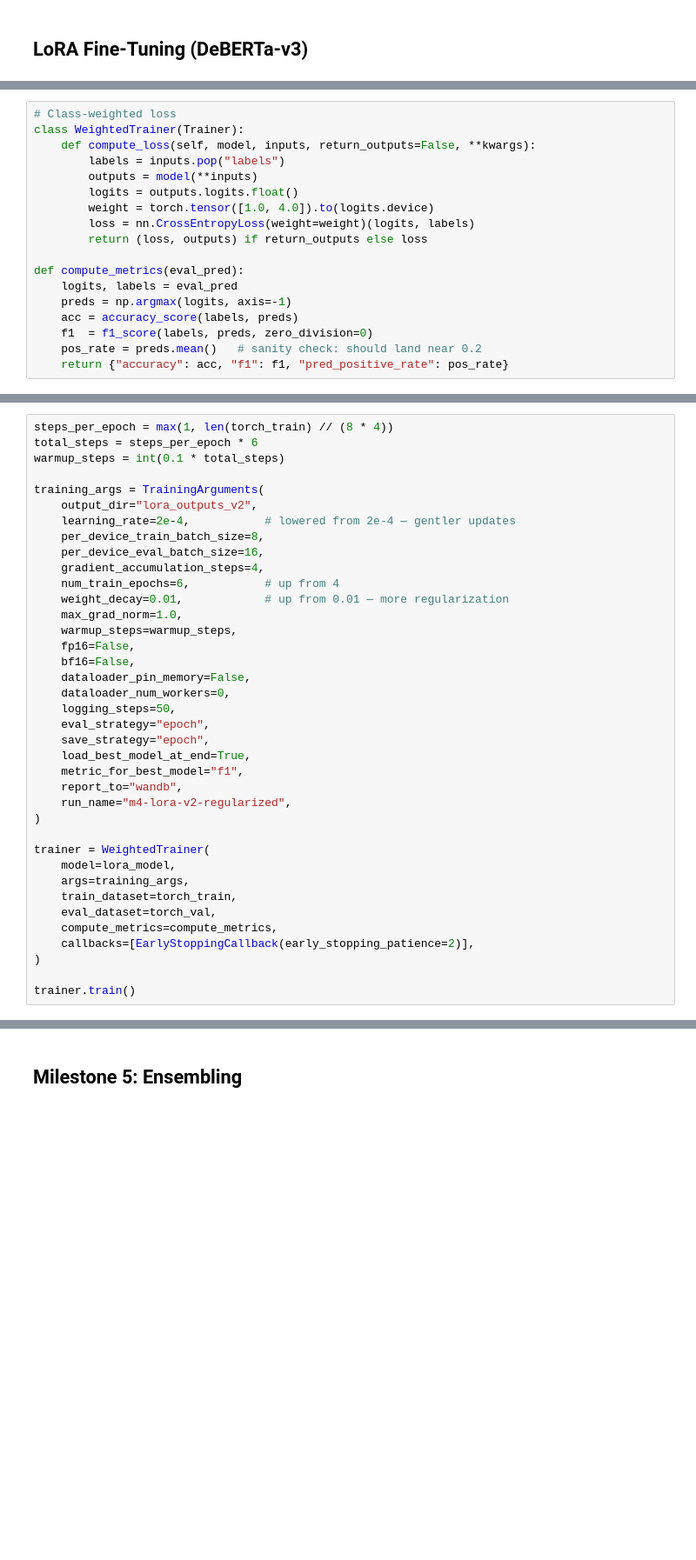
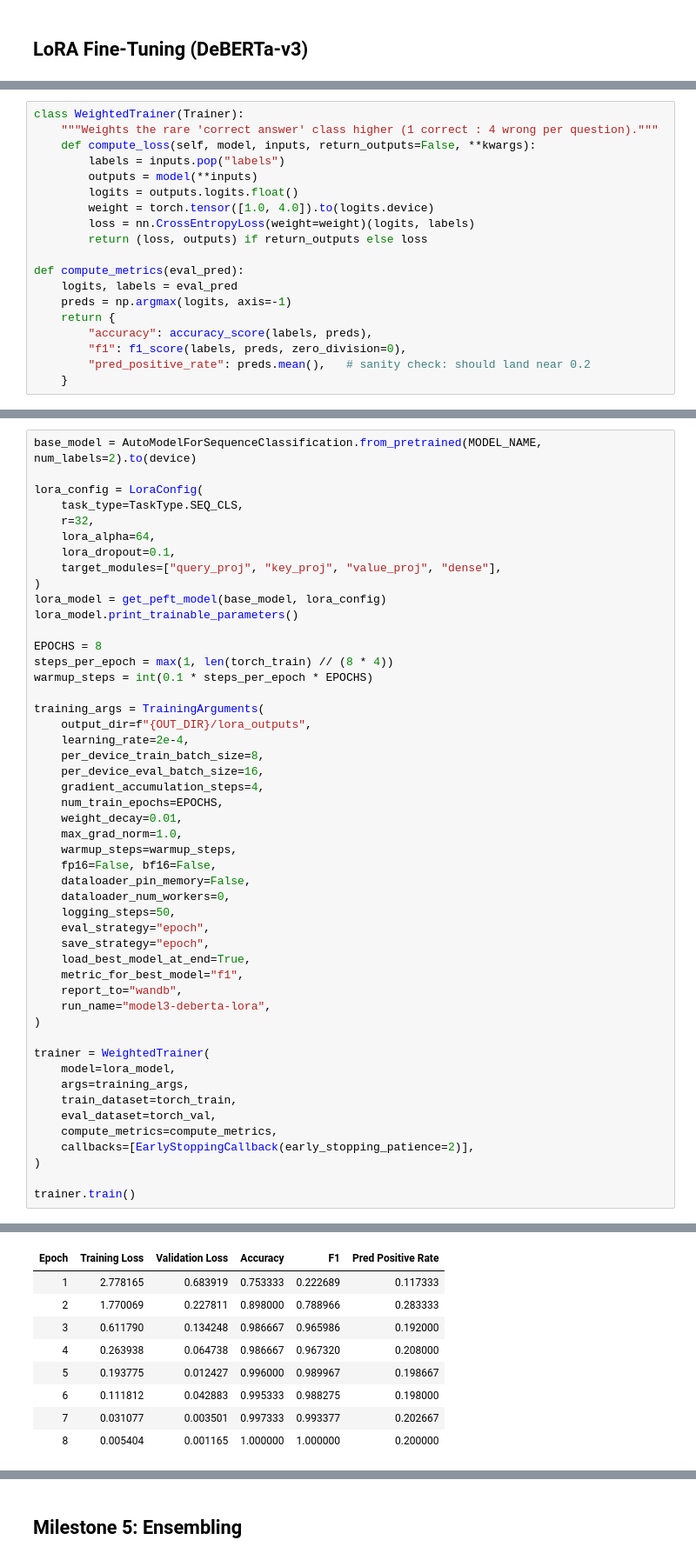
Before and after one commit to 24f2003563/DL-project, a Jupyter notebook: notebooks/dl-24f2003563-notebook-t22026.ipynb, the cells around one changed output, grey strips where cells are left out. Shown at 87% size. Saved outputs shown, nothing was run; the diff lists cells and outputs as text; blank space fills up the shorter version.

```diff
--- a/notebooks/dl-24f2003563-notebook-t22026.ipynb
+++ b/notebooks/dl-24f2003563-notebook-t22026.ipynb
@@ -338,6 +384,6 @@ print(f"Train rows: {len(torch_train)} | Val rows: {len(torch_val)}")
 # %%
-# Class-weighted loss
 class WeightedTrainer(Trainer):
+    """Weights the rare 'correct answer' class higher (1 correct : 4 wrong per question)."""
     def compute_loss(self, model, inputs, return_outputs=False, **kwargs):
         labels = inputs.pop("labels")
         outputs = model(**inputs)
@@ -349,7 +395,8 @@ class WeightedTrainer(Trainer):
 def compute_metrics(eval_pred):
     logits, labels = eval_pred
     preds = np.argmax(logits, axis=-1)
-    acc = accuracy_score(labels, preds)
-    f1  = f1_score(labels, preds, zero_division=0)
-    pos_rate = preds.mean()   # sanity check: should land near 0.2
-    return {"accuracy": acc, "f1": f1, "pred_positive_rate": pos_rate}
+    return {
+        "accuracy": accuracy_score(labels, preds),
+        "f1": f1_score(labels, preds, zero_division=0),
+        "pred_positive_rate": preds.mean(),   # sanity check: should land near 0.2
+    }
@@ -370,20 +403,31 @@ lora_model.print_trainable_parameters()   # confirms only a tiny % of params are
 # %%
+base_model = AutoModelForSequenceClassification.from_pretrained(MODEL_NAME, num_labels=2).to(device)
+
+lora_config = LoraConfig(
+    task_type=TaskType.SEQ_CLS,
+    r=32,
+    lora_alpha=64,
+    lora_dropout=0.1,
+    target_modules=["query_proj", "key_proj", "value_proj", "dense"],
+)
+lora_model = get_peft_model(base_model, lora_config)
+lora_model.print_trainable_parameters()
+
+EPOCHS = 8
 steps_per_epoch = max(1, len(torch_train) // (8 * 4))
-total_steps = steps_per_epoch * 6
-warmup_steps = int(0.1 * total_steps)
+warmup_steps = int(0.1 * steps_per_epoch * EPOCHS)
 
 training_args = TrainingArguments(
-    output_dir="lora_outputs_v2",
-    learning_rate=2e-4,           # lowered from 2e-4 — gentler updates
+    output_dir=f"{OUT_DIR}/lora_outputs",
+    learning_rate=2e-4,
     per_device_train_batch_size=8,
     per_device_eval_batch_size=16,
     gradient_accumulation_steps=4,
-    num_train_epochs=6,           # up from 4
-    weight_decay=0.01,            # up from 0.01 — more regularization
+    num_train_epochs=EPOCHS,
+    weight_decay=0.01,
     max_grad_norm=1.0,
     warmup_steps=warmup_steps,
-    fp16=False,
-    bf16=False,
+    fp16=False, bf16=False,
     dataloader_pin_memory=False,
     dataloader_num_workers=0,
     logging_steps=50,
@@ -392,7 +436,7 @@ training_args = TrainingArguments(
     load_best_model_at_end=True,
     metric_for_best_model="f1",
     report_to="wandb",
-    run_name="m4-lora-v2-regularized",
+    run_name="model3-deberta-lora",
 )
 
 trainer = WeightedTrainer(
@@ -405,3 +449,4 @@ trainer = WeightedTrainer(
 )
 
 trainer.train()
+# %% [output]
@@ -407,0 +482,9 @@ trainer.train()
+| Epoch | Training Loss | Validation Loss | Accuracy | F1 | Pred Positive Rate |
+| 1 | 2.778165 | 0.683919 | 0.753333 | 0.222689 | 0.117333 |
+| 2 | 1.770069 | 0.227811 | 0.898000 | 0.788966 | 0.283333 |
+| 3 | 0.611790 | 0.134248 | 0.986667 | 0.965986 | 0.192000 |
+| 4 | 0.263938 | 0.064738 | 0.986667 | 0.967320 | 0.208000 |
+| 5 | 0.193775 | 0.012427 | 0.996000 | 0.989967 | 0.198667 |
+| 6 | 0.111812 | 0.042883 | 0.995333 | 0.988275 | 0.198000 |
+| 7 | 0.031077 | 0.003501 | 0.997333 | 0.993377 | 0.202667 |
+| 8 | 0.005404 | 0.001165 | 1.000000 | 1.000000 | 0.200000 |
```
Also changed, not shown: parts of 40 cells of this notebook.
